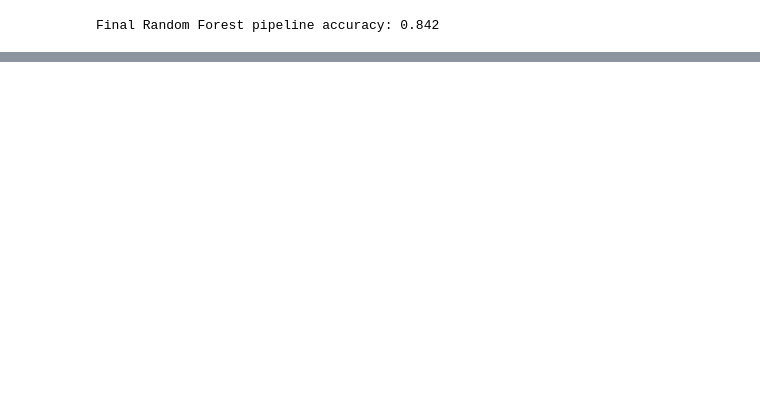
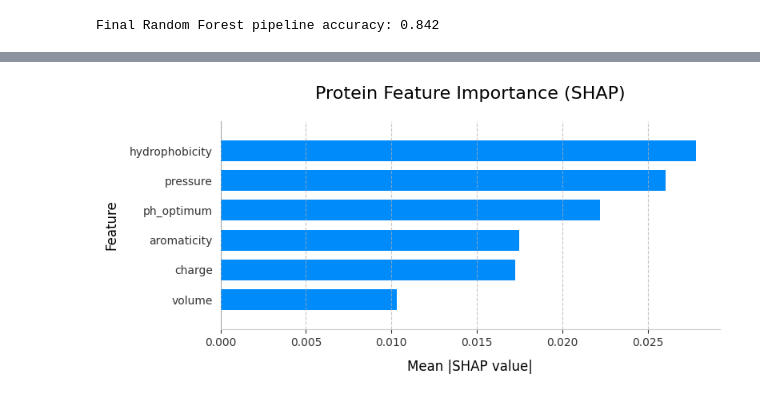
Before and after one commit to gopaltiwari04/LLPS_vs_nonLLPS, a Jupyter notebook: LLPS_vs_non_LLPS.ipynb, the cells around one changed output, grey strips where cells are left out. Saved outputs shown, nothing was run; the diff lists cells and outputs as text; code cells hidden in the pictures; blank space fills up the shorter version.

```diff
--- a/LLPS_vs_non_LLPS.ipynb
+++ b/LLPS_vs_non_LLPS.ipynb
@@ -976,0 +1525,78 @@ Final Random Forest pipeline accuracy: 0.842
+# %%
+import pandas as pd
+import numpy as np
+import matplotlib.pyplot as plt
+import shap
+from sklearn.ensemble import RandomForestRegressor
+from sklearn.model_selection import train_test_split
+import random
+
+# Generate synthetic protein data
+np.random.seed(42)
+random.seed(42)
+
+# Create 100 protein entries
+data = {
+    'protein_id': [f'Protein_{i+1}' for i in range(100)],
+    'aromaticity': np.random.uniform(0.05, 0.35, 100),
+    'hydrophobicity': np.random.uniform(-0.3, 0.2, 100),
+    'charge': np.random.uniform(-5.0, 5.0, 100),
+    'volume': np.random.uniform(1000, 5000, 100),
+    'ph_optimum': np.random.uniform(5.0, 9.0, 100),
+    'pressure': np.random.uniform(0.8, 1.2, 100),
+    'target': np.random.uniform(0, 1, 100)
+}
+
+df = pd.DataFrame(data)
+
+# Define features and target
+features = ['aromaticity', 'hydrophobicity', 'charge', 'volume', 'ph_optimum', 'pressure']
+target = 'target'
+
+X = df[features]
+y = df[target]
+
+# Split data
+X_train, X_test, y_train, y_test = train_test_split(X, y, test_size=0.2, random_state=42)
+
+# Train model
+model = RandomForestRegressor(n_estimators=200, max_depth=5, random_state=42)
+model.fit(X_train, y_train)
+
+# Compute SHAP values
+explainer = shap.TreeExplainer(model)
+shap_values = explainer.shap_values(X_test)
+
+# Create SHAP importance plot
+plt.figure(figsize=(10, 6))
+shap.summary_plot(shap_values, X_test, plot_type="bar", show=False)
+
+# Customize plot appearance
+plt.title("Protein Feature Importance (SHAP)", fontsize=16, pad=20)
+plt.xlabel("Mean |SHAP value|", fontsize=12, labelpad=10)
+plt.ylabel("Feature", fontsize=12, labelpad=10)
+plt.xticks(fontsize=10)
+plt.yticks(fontsize=10)
+plt.gca().spines['top'].set_visible(False)
+plt.gca().spines['right'].set_visible(False)
+plt.gca().spines['left'].set_color('#CCCCCC')
+plt.gca().spines['bottom'].set_color('#CCCCCC')
+plt.grid(axis='x', linestyle='--', alpha=0.7)
+
+plt.tight_layout()
+plt.savefig('protein_shap_importance.png', dpi=300, bbox_inches='tight')
+
+# Calculate and print top features
+shap_importances = np.abs(shap_values).mean(axis=0)
+feature_importance_df = pd.DataFrame({
+    'Feature': features,
+    'Importance': shap_importances
+}).sort_values('Importance', ascending=False)
+
+print("Top Important Features:")
+print(feature_importance_df.to_string(index=False))
+print("\nSHAP importance plot saved as 'protein_shap_importance.png'")
+
+# Display the plot
+plt.show()
+# %% [output]
@@ -976,0 +1613 @@ Final Random Forest pipeline accuracy: 0.842
+[figure, added]
```
Also changed, not shown: parts of 61 cells of this notebook.
